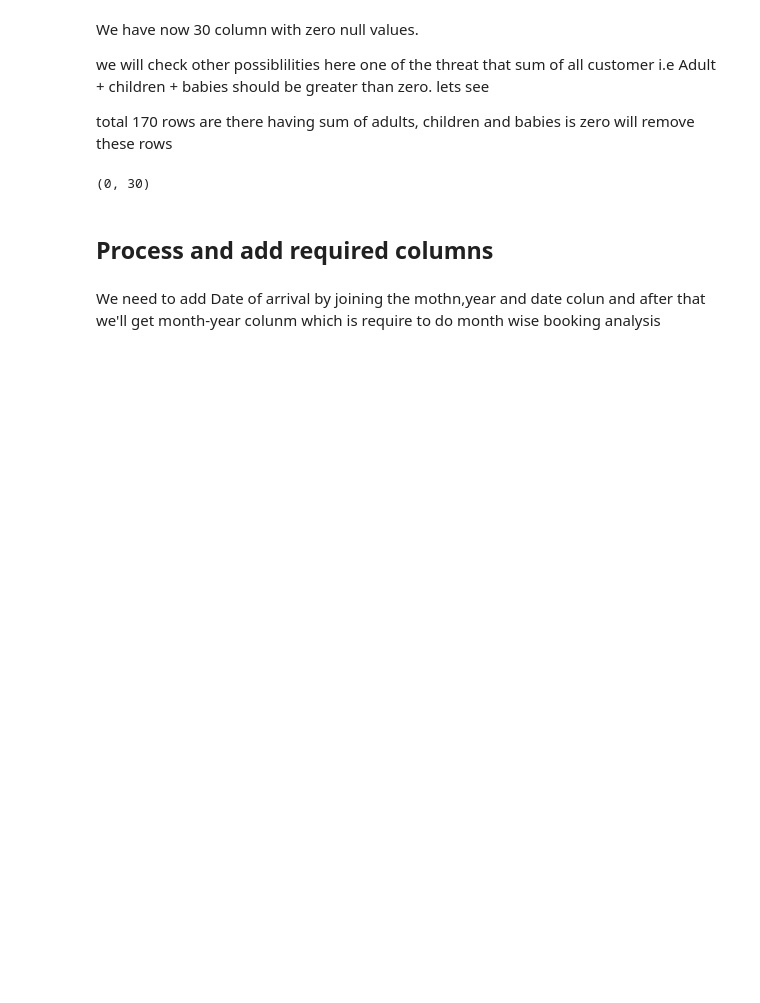
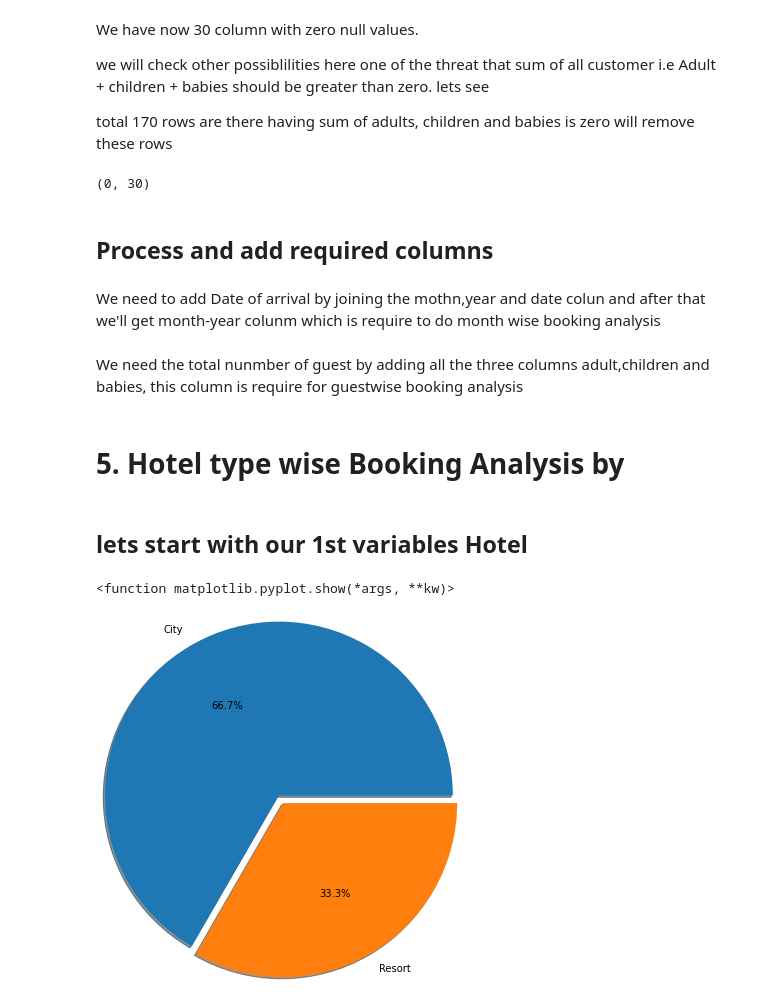
Before and after one commit to NV1511/Hotel-Booking-Data-Analysis, a Jupyter notebook: Capstone_Project_Hotel_Booking_Analysis.ipynb, the cells around one changed output. Cells and saved outputs as stored; diff of their text form; code cells hidden in the pictures; blank space fills up the shorter version.

```diff
--- a/Capstone_Project_Hotel_Booking_Analysis.ipynb
+++ b/Capstone_Project_Hotel_Booking_Analysis.ipynb
@@ -212,3 +212,11 @@ df['Date'] = pd.to_datetime(df['dateInt'], format='%Y%m%d')
 # %%
 #Add Month-year Column
 df['month_year'] = pd.to_datetime(df['Date']).dt.to_period('M')
+# %% [markdown]
+We need the total nunmber of guest by adding all the three columns adult,children and babies, this column is require for guestwise booking analysis
+# %%
+df['total_guest']=(df['adults']+df['children']+df['babies']).astype(int)
+# %% [markdown]
+# **5. Hotel type wise Booking Analysis by**
+# %% [markdown]
+## lets start with our 1st variables Hotel
@@ -214,0 +225,7 @@ df['month_year'] = pd.to_datetime(df['Date']).dt.to_period('M')
+# %%
+H_type = df['hotel'].value_counts().tolist()
+plt.pie(H_type,explode=(0,0.1,),labels=("City","Resort"),radius=2,shadow=True,autopct='%1.1f%%')
+plt.show
+# %% [output]
+<function matplotlib.pyplot.show(*args, **kw)>
+[figure, added]
```
Also changed, not shown: parts of 2 cells of this notebook.
